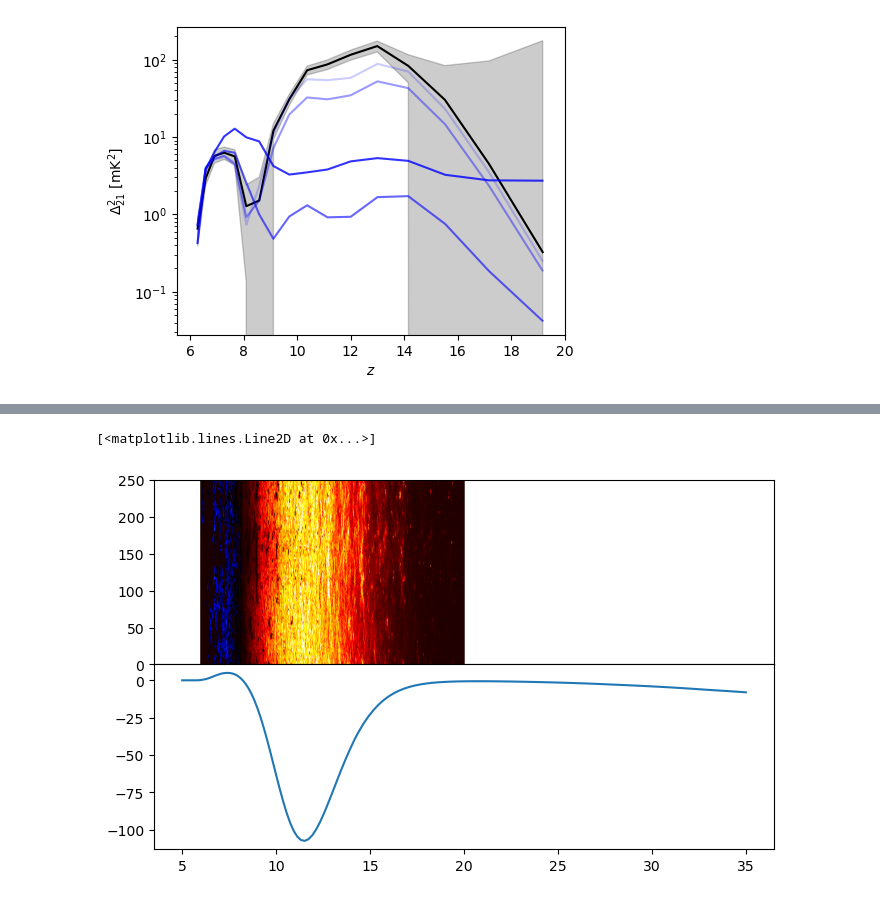
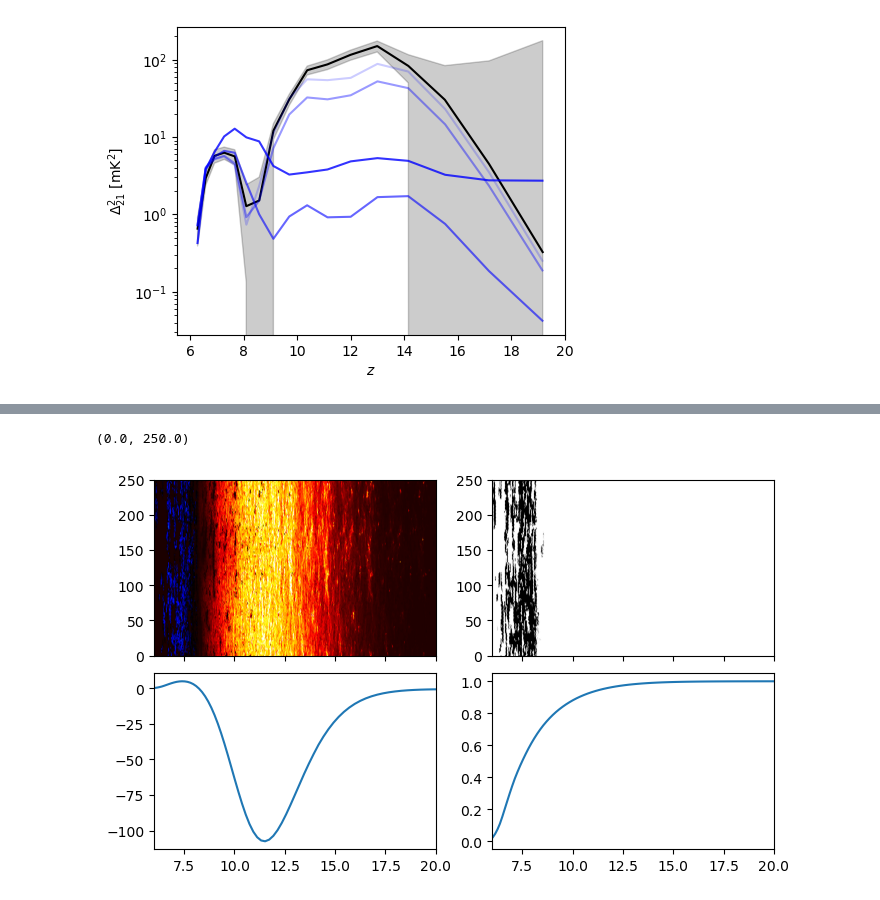
Before and after one commit to gaetanfacchinetti/21cmCAST, a Jupyter notebook: scripts/exec/illustration.ipynb, the cells around one changed output, grey strips where cells are left out. Saved outputs shown, nothing was run; the diff lists cells and outputs as text; code cells hidden in the pictures.

Commit message:
Solving issues with lightcone loading

```diff
--- a/scripts/exec/illustration.ipynb
+++ b/scripts/exec/illustration.ipynb
@@ -29,7 +26,7 @@ k_n \equiv {\rm max} \left\{k_{\rm min},  \delta k \right\} + n \delta k \quad {
 \end{equation}
 This definition corresponds to the bins set by **21cmSense**. Note that the choice of redshift $z_0$ fixes the step of the mode bins.
 # %%
-z_bins, z_centers, k_bins = p21c.define_grid_modes_redshifts(6., 8 * units.MHz, z_max = 35, k_min = 0.1 / units.Mpc, k_max = 1 / units.Mpc)
+z_bins, z_centers, k_bins = p21c.define_grid_modes_redshifts(6., 8 * units.MHz, z_max = 22, k_min = 0.1 / units.Mpc, k_max = 1 / units.Mpc)
 print("The redshift bin edges are:", z_bins)
 print("The mode bin edges are:", k_bins)
 # %% [output]
@@ -52,13 +48,15 @@ files = ['ee_m10MeV_tau1e23s', 'ee_m10MeV_tau1e25s', 'ee_m10MeV_tau1e26s','ee_m1
         'gg_m10keV_tau1e23s', 'gg_m10keV_tau1e25s', 'gg_m10keV_tau1e26s', 'gg_m10keV_tau1e28s',
         'gg_m100eV_tau1e23s', 'gg_m100eV_tau1e25s', 'gg_m100eV_tau1e26s', 'gg_m100eV_tau1e28s',
         'gg_m40eV_tau1e23s', 'gg_m40eV_tau1e25s', 'gg_m40eV_tau1e26s', 'gg_m40eV_tau1e28s',
-        'LX_39.0', 'LX_39.5', 'LX_40.5', 'LX_41.0', 'LX_41.5',
+        'LX_38.0', 'LX_39.0', 'LX_39.5', 'LX_40.5', 'LX_41.0', 'LX_41.5',
         'LX_MINI_39.0', 'LX_MINI_39.5', 'LX_MINI_40.5', 'LX_MINI_41.0', 'LX_MINI_41.5',
-        'FIDUCIAL', 'NODM',
+        'ee_MINI_m10MeV_tau_1e25',  'ee_MINI_m10MeV_tau_1e25.5', 'ee_MINI_m10MeV_tau_1e26', 'ee_MINI_m10MeV_tau_1e26.5', 'ee_MINI_m10MeV_tau_1e27',
+        'ee_MINI_m100MeV_tau_1e25',  'ee_MINI_m100MeV_tau_1e25.5', 'ee_MINI_m100MeV_tau_1e26.5', 'ee_MINI_m100MeV_tau_1e27',
+        'FIDUCIAL', 'MINI_FIDUCIAL', 'NODM',
         ]
 
 runs = {}
 
 for file in files:
-    runs[file] = p21c.Run("../runs/ILLUSTRATION", "Lightcone_rs1993_" + file + ".h5", z_bins, z_centers, k_bins, False, load=True, save=False)
+    runs[file] = p21c.Run("../runs/ILLUSTRATION", "Lightcone_rs1993_" + file + ".h5", z_bins, z_centers, k_bins, False, load=True, save=True)
 # %% [output]
@@ -312,31 +365,49 @@ fig.savefig("../figures_paper/Lightcones.pdf", bbox_inches='tight')
 # %%
 import py21cmfast as p21f
 import matplotlib.pyplot as plt
 import matplotlib.colors as col
 import scipy
 import numpy as np
 
 %matplotlib inline
 
 
 lightcone = p21f.LightCone.read("../runs/ILLUSTRATION/Lightcone_rs1993_FIDUCIAL.h5")
 
 fig = plt.figure(figsize=(8, 0.8*6))
-gs = fig.add_gridspec(2, hspace=0)
+gs = fig.add_gridspec(2, 2, hspace=0.1)
 axs = gs.subplots(sharex=True, sharey=False)
 
 slc_Tb = np.take(lightcone.brightness_temp, 0, axis=0)
-x_Tb = np.linspace(0, lightcone.cell_size * lightcone.shape[0], lightcone.shape[0])
-y_Tb = lightcone.lightcone_redshifts
-z_interp_Tb = np.linspace(6, 20, 400)
-slc_interp_Tb = []
+slc_xH = np.take(lightcone.brightness_temp, 0, axis=0)
+
+x = np.linspace(0, lightcone.cell_size * lightcone.shape[0], lightcone.shape[0])
+y = lightcone.lightcone_redshifts
+z = np.linspace(6, 20, 400)
+
+Tb = []
+xH = []
 
 for slc_item in slc_Tb:
-   slc_interp_Tb.append(scipy.interpolate.interp1d(y_Tb, slc_item)(z_interp_Tb).tolist())
+   Tb.append(scipy.interpolate.interp1d(y, slc_item)(z).tolist())
 
-c = axs[0].pcolormesh(z_interp_Tb, x_Tb, slc_interp_Tb, cmap="EoR", vmin = -150, vmax= 30, shading='gouraud')
+for slc_item in slc_xH:
+   xH.append(scipy.interpolate.interp1d(y, slc_item)(z).tolist())
 
-axs[1].plot(lightcone.node_redshifts, lightcone.global_quantities['brightness_temp'])
+
+c1 = axs[0, 0].pcolormesh(z, x, Tb, cmap="EoR", vmin = -150, vmax= 30, shading='gouraud')
+c2 = axs[0, 1].pcolormesh(z, x, xH, cmap="Greys", vmin = 0, vmax= 1, shading='gouraud')
+
+axs[1, 0].plot(lightcone.node_redshifts, lightcone.global_quantities['brightness_temp'])
+axs[1, 1].plot(lightcone.node_redshifts, lightcone.global_quantities['xH_box'])
+
+
+#c_bar1 = fig.colorbar(c1, cax=axs[0, 0])
+#c_bar2 = fig.colorbar(c2, cax=axs[0, 1])
+
+axs[0, 0].set_xlim([6, 20])
+axs[0, 1].set_xlim([6, 20])
+axs[0, 1].set_ylim([0, 250])
 # %% [output]
-[<matplotlib.lines.Line2D at 0x...>]
+(0.0, 250.0)
-[figure, old version]
+[figure, new version]
```
Also changed, not shown: parts of 6 cells of this notebook, 16 other files.
